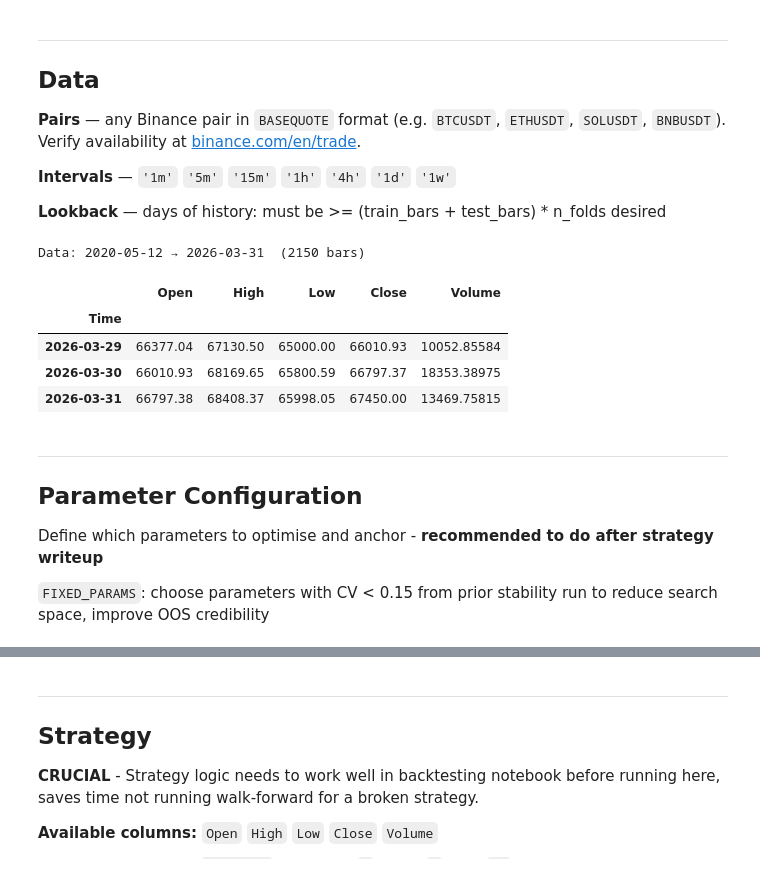
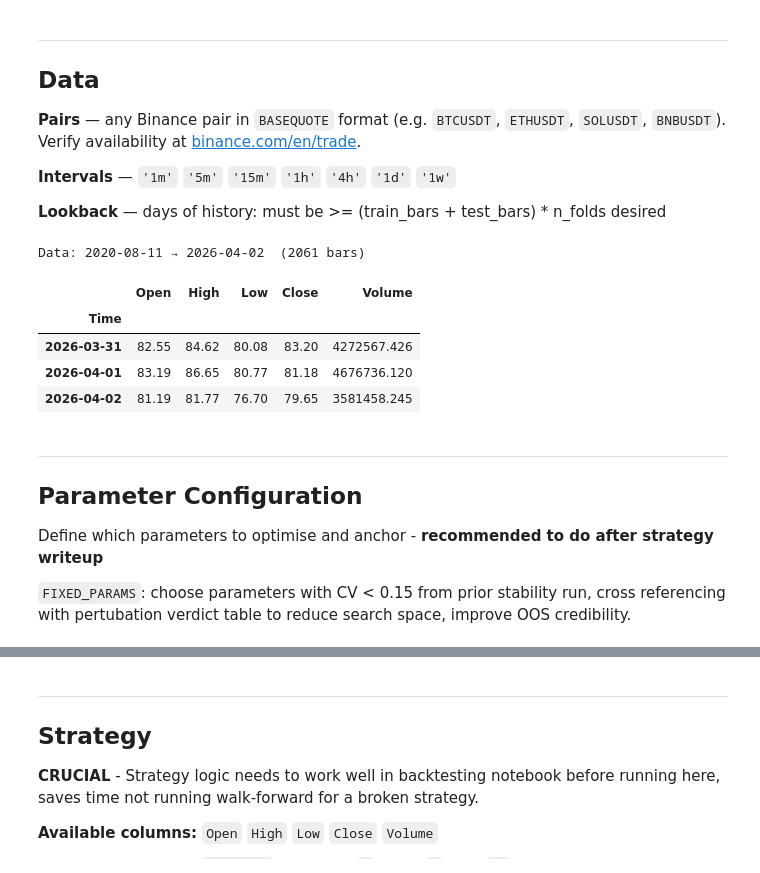
Before and after one commit to Epsilon-Fund/Epsilon-Quant-Research, a Jupyter notebook: topics/momentum/strategies/wf_testing/momentumSOL_wf.ipynb, the cells around one changed output, grey strips where cells are left out. Saved outputs shown, nothing was run; the diff lists cells and outputs as text; code cells hidden in the pictures.

```diff
--- a/topics/momentum/strategies/wf_testing/momentumSOL_wf.ipynb
+++ b/topics/momentum/strategies/wf_testing/momentumSOL_wf.ipynb
@@ -34,35 +56,35 @@ Verify availability at [binance.com/en/trade](https://www.binance.com/en/trade).
 
 **Lookback** — days of history: must be >= (train_bars + test_bars) * n_folds desired
 # %%
-SYMBOL   = 'BTCUSDT'
+SYMBOL   = 'SOLUSDT'
 INTERVAL = '1d'
 LOOKBACK = 2150
 
 
 # ── Multiple pairs (optional) ──────────────────────────────────────────────────
 # SYMBOLS = ['BTCUSDT', 'ETHUSDT', 'SOLUSDT']
 # data_dict = get_multiple_data(client, SYMBOLS, INTERVAL, LOOKBACK)
 # Access via: data_dict['BTCUSDT_1d'], data_dict['ETHUSDT_1d'] ...
 # ──────────────────────────────────────────────────────────────────────────────
 
 client   = get_binance_client()
-df = get_data(client, 'BTCUSDT', '1d', LOOKBACK)
+df = get_data(client, SYMBOL, INTERVAL, LOOKBACK)
 print(f'Data: {df.index[0].date()} → {df.index[-1].date()}  ({len(df)} bars)')
 df.tail(3)
 # %% [output]
-Data: 2020-05-12 → 2026-03-31  (2150 bars)
+Data: 2020-08-11 → 2026-04-02  (2061 bars)
 |  | Open | High | Low | Close | Volume |
 | Time |  |  |  |  |  |
-| 2026-03-29 | 66377.04 | 67130.50 | 65000.00 | 66010.93 | 10052.85584 |
-| 2026-03-30 | 66010.93 | 68169.65 | 65800.59 | 66797.37 | 18353.38975 |
-| 2026-03-31 | 66797.38 | 68408.37 | 65998.05 | 67450.00 | 13469.75815 |
+| 2026-03-31 | 82.55 | 84.62 | 80.08 | 83.20 | 4272567.426 |
+| 2026-04-01 | 83.19 | 86.65 | 80.77 | 81.18 | 4676736.120 |
+| 2026-04-02 | 81.19 | 81.77 | 76.70 | 79.65 | 3581458.245 |
 # %% [markdown]
 ---
 ## Parameter Configuration
 
 Define which parameters to optimise and anchor - **recommended to do after strategy writeup**
 
-`FIXED_PARAMS`: choose parameters with CV < 0.15 from prior stability run to reduce search space, improve OOS credibility
+`FIXED_PARAMS`: choose parameters with CV < 0.15 from prior stability run, cross referencing with pertubation verdict table to reduce search space, improve OOS credibility.
 # %%
 # ── parameter search space ────────────────────────────────────────────────────
 # Format: 'param_name': ('int' | 'float', lo, hi)
```
Also changed, not shown: parts of 14 cells of this notebook, 3 other files.
